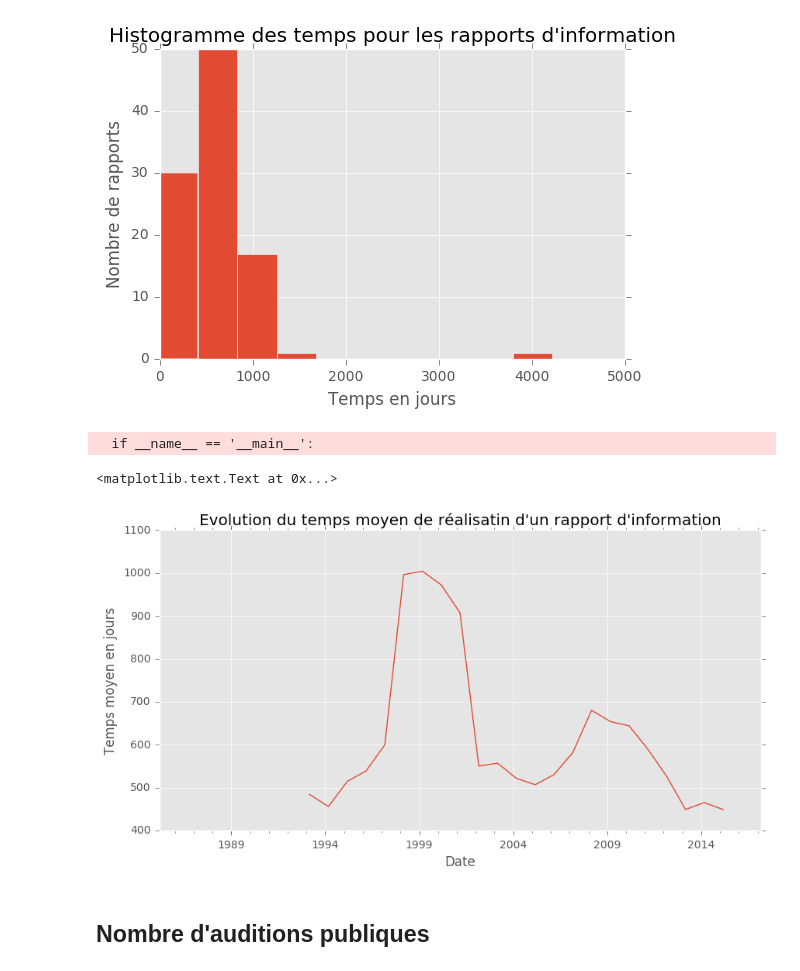
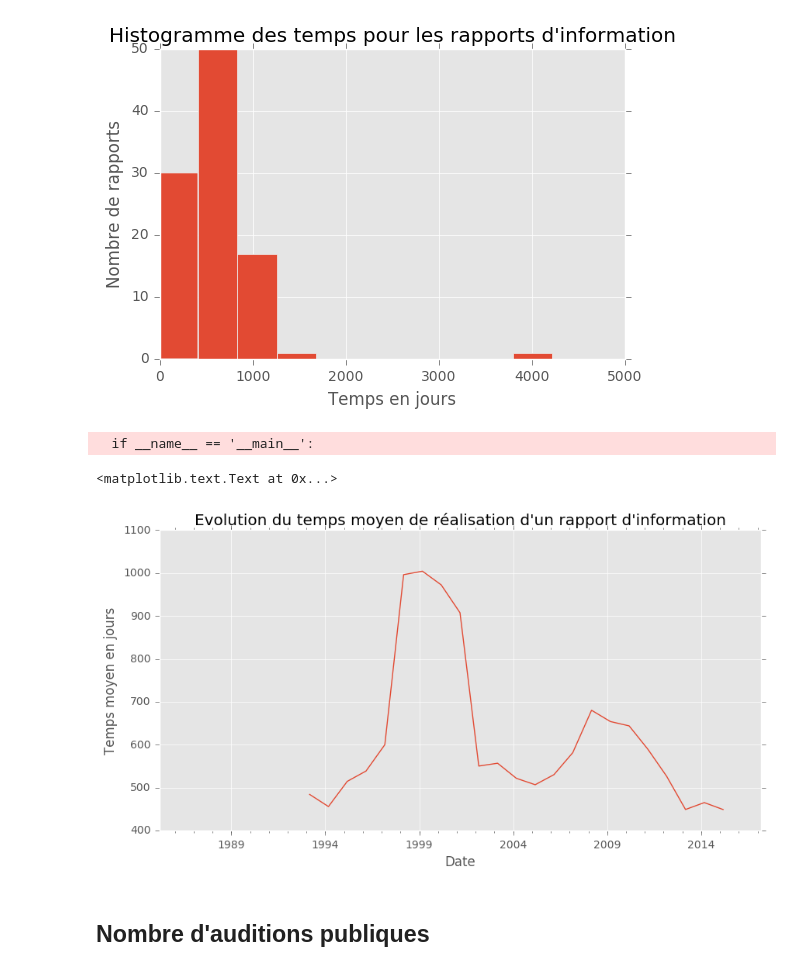
Before and after one commit to emilienschultz/researchnotebooks, a Jupyter notebook: OPECST-rapports.ipynb, the cells around one changed output. Drawn from its saved outputs; the diff is of its cells as text; code cells hidden in the pictures.

```diff
--- a/OPECST-rapports.ipynb
+++ b/OPECST-rapports.ipynb
@@ -94,12 +105,12 @@ plt.xlim(0)
 [figure]
 # %%
 pd.rolling_mean(d[f1]["Temps"].dt.days.resample("12M").mean(),4).plot(figsize=(10,5))
-plt.title("Evolution du temps moyen de réalisatin d'un rapport d'information")
+plt.title("Evolution du temps moyen de réalisation d'un rapport d'information")
 plt.ylabel("Temps moyen en jours")
 # %% [output]
   if __name__ == '__main__':
 <matplotlib.text.Text at 0x...>
-[figure, old version]
+[figure, new version]
 # %% [markdown]
 ## Nombre d'auditions publiques
 # %%
```
Also changed, not shown: parts of 3 cells of this notebook.
